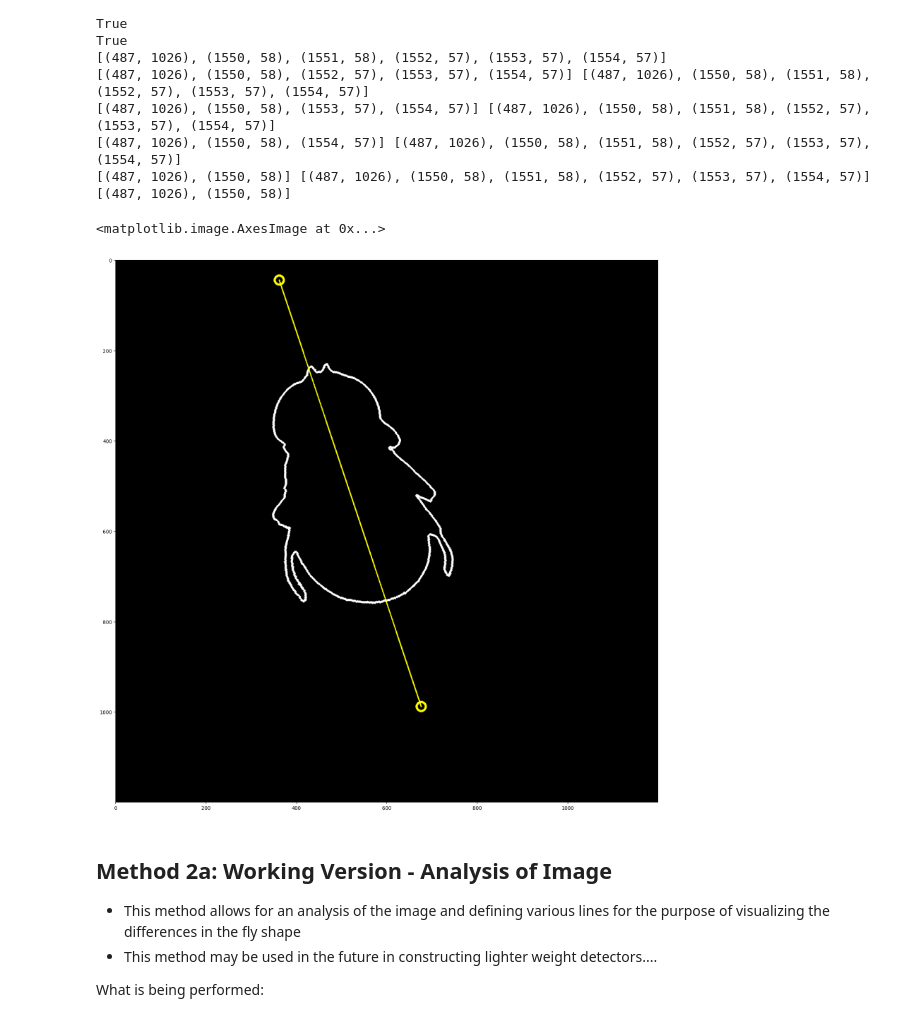
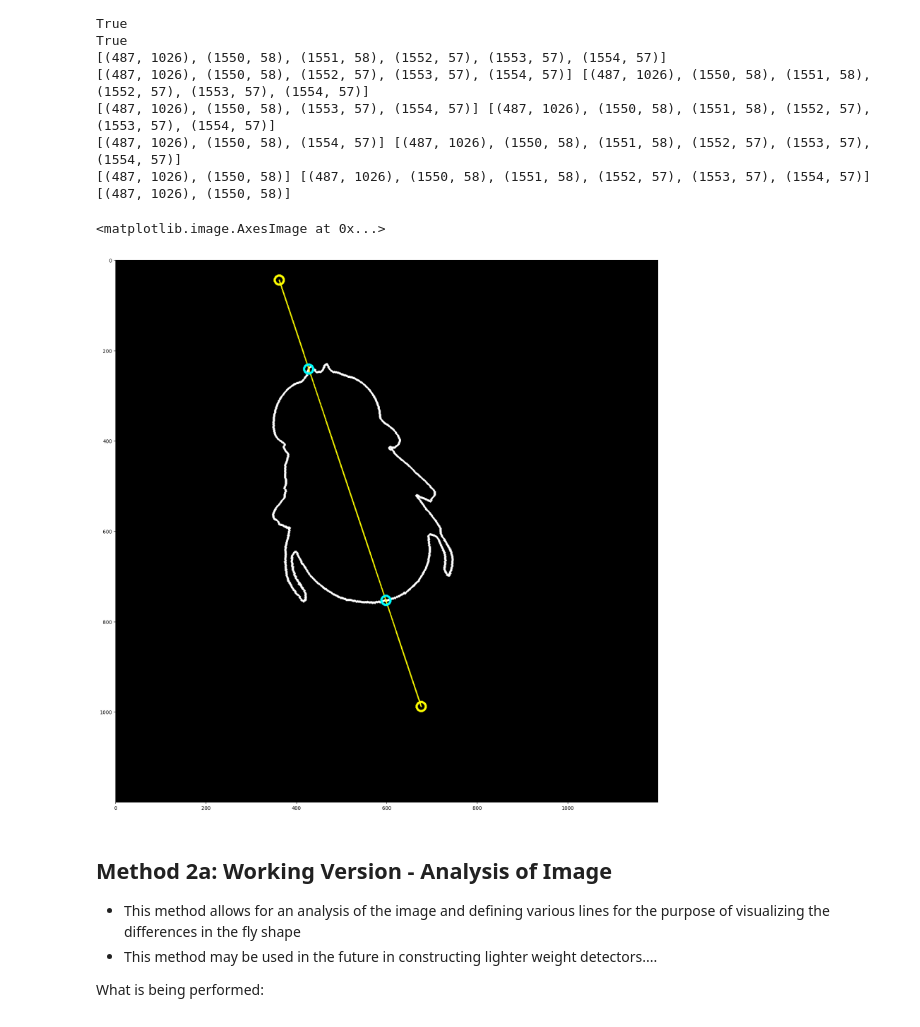
Before and after one commit to warren-lab/flyplot, a Jupyter notebook: notebooks/flyflip_dev.ipynb, the cells around one changed output. Drawn from its saved outputs; the diff is of its cells as text; code cells hidden in the pictures.

```diff
--- a/notebooks/flyflip_dev.ipynb
+++ b/notebooks/flyflip_dev.ipynb
@@ -192,20 +160,19 @@ True
 # %%
 plt.figure(figsize=(20,20))
 mask_fly = get_objectmask(fly_mask,max_contour)
 
 cv2.circle(mask_fly,(body_axis_pt_0),10, color = (255,255,0),thickness =3)
 cv2.circle(mask_fly,(body_axis_pt_1),10, color = (255,255,0),thickness =3)
 cv2.line(mask_fly,body_axis_pt_0,body_axis_pt_1,color = (255,255,0), thickness = 2)
-# for p in points:
-#     cv2.circle(mask_fly,(p),10, color = (255,255,255),thickness =1)
 
-# cv2.circle(mask_fly,(max_contour[intersect[0][1]][0]),10, color = (0,255,255),thickness =3 )
 
-# cv2.circle(mask_fly,(max_contour[intersect[1][1]][0]),10, color = (0,255,255),thickness =3 )
+cv2.circle(mask_fly,(max_contour[intersect[0][1]][0]),10, color = (0,255,255),thickness =3 )
+
+cv2.circle(mask_fly,(max_contour[intersect[1][1]][0]),10, color = (0,255,255),thickness =3 )
 plt.imshow(mask_fly)
 # %% [output]
 <matplotlib.image.AxesImage at 0x...>
-[figure, old version]
+[figure, new version]
 # %% [markdown]
 ## Method 2a: Working Version - Analysis of Image
 - This method allows for an analysis of the image and defining various lines for the purpose of visualizing the differences in the fly shape
```
Also changed, not shown: parts of 73 cells of this notebook, 3 other files.
